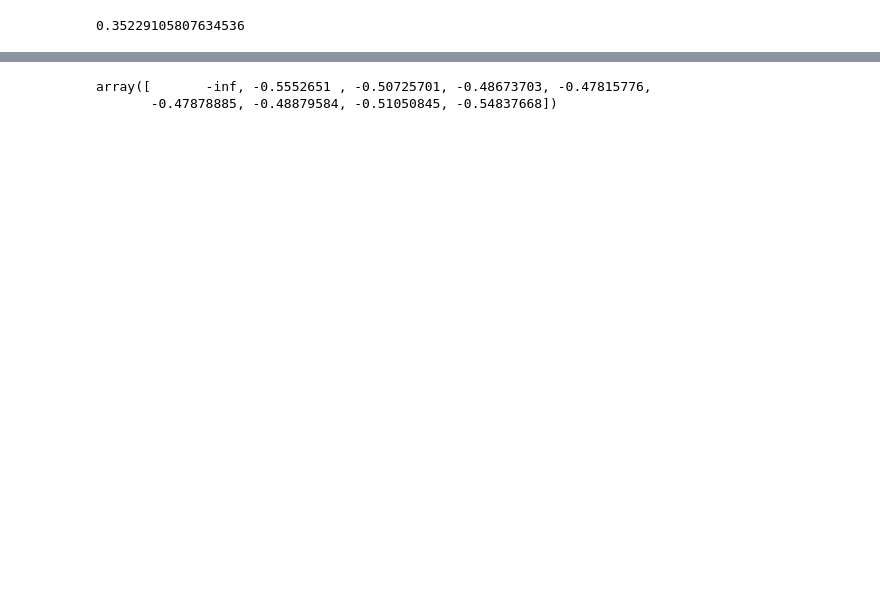
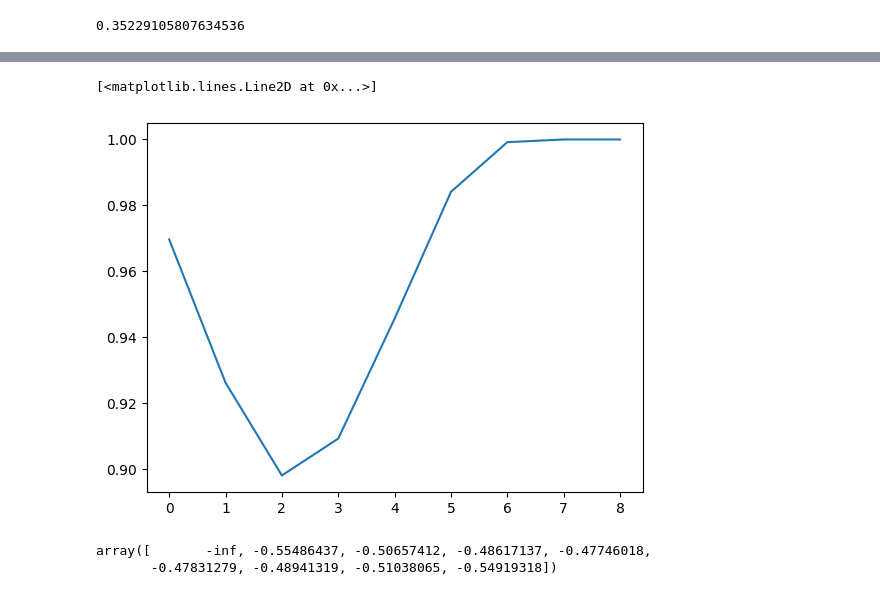
Before and after one commit to need2040/python_solution, a Jupyter notebook: krit4.ipynb, the cells around one changed output, grey strips where cells are left out. Cells and saved outputs as stored; diff of their text form; code cells hidden in the pictures; blank space fills up the shorter version.

```diff
--- a/krit4.ipynb
+++ b/krit4.ipynb
@@ -81,4 +85,15 @@ t = np.arange(0,4.1,0.5)
 # %%
-def get_ct(get_b,t):
+deltas = []
+T=4
+K = Et
+for i, t in enumerate(t_points):
+    St = get_b[i]
+    tau = T - t  # Оставшееся время до экспирации (у вас T=4)
 
-    return get_b * scipy.stats.norm.cdf(d1) - Et * np.exp(-r*t) * scipy.stats.norm.cdf(d2)
+    if tau > 0:
+        d1 = (np.log(St/K) + (r + (sigma(t)**2)/2) * tau) / (sigma(t) * np.sqrt(tau))
+        delta = scipy.stats.norm.cdf(d1)
+    else:
+        delta = 1.0 if St > K else 0.0  # В момент экспирации
+
+    deltas.append(delta)
@@ -99,7 +112,12 @@ plt.plot(c_all)
+# %%
+plt.plot(deltas)
+# %% [output]
+[<matplotlib.lines.Line2D at 0x...>]
+[figure, added]
 # %%
 theta = ((-sigma(t) * get_b)/(2*np.sqrt(t)))*scipy.stats.norm.pdf(d1) - r* Et * np.exp(-r*t)*scipy.stats.norm.cdf(d2)
 # %%
 theta
 # %% [output]
-array([       -inf, -0.5552651 , -0.50725701, -0.48673703, -0.47815776,
-       -0.47878885, -0.48879584, -0.51050845, -0.54837668])
+array([       -inf, -0.55486437, -0.50657412, -0.48617137, -0.47746018,
+       -0.47831279, -0.48941319, -0.51038065, -0.54919318])
```
Also changed, not shown: parts of 12 cells of this notebook, 7 other files.
